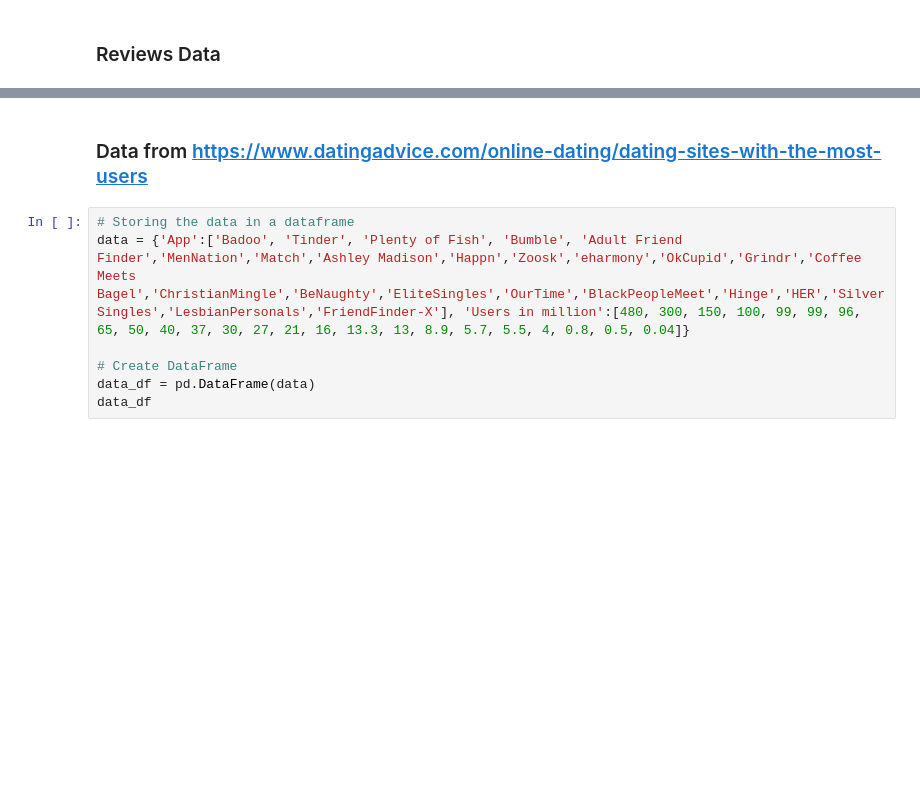
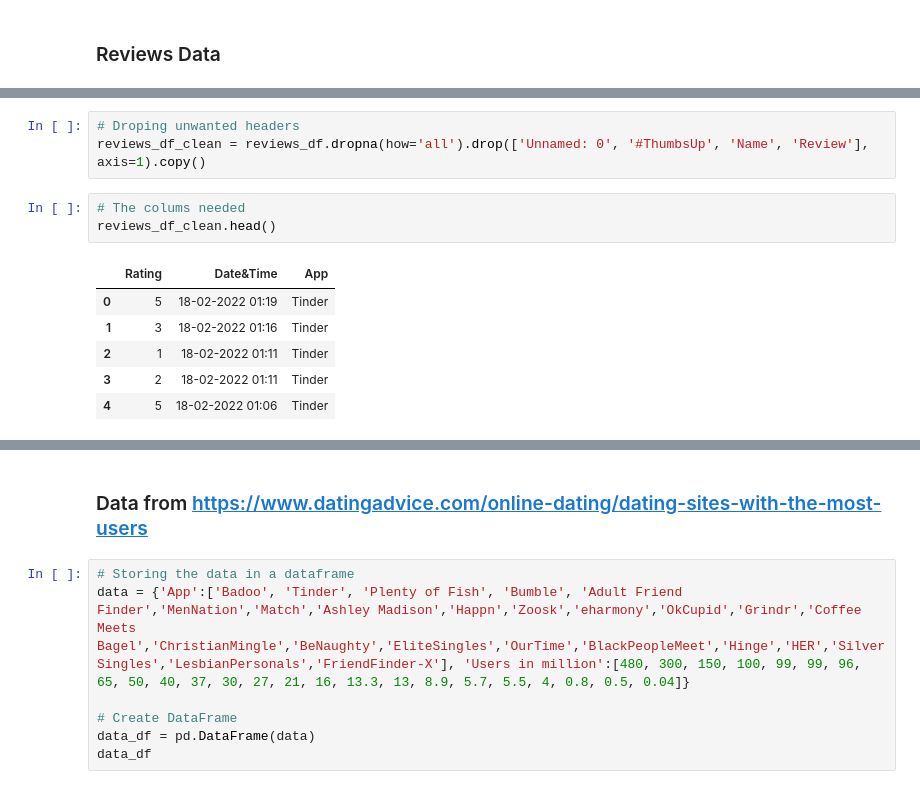
Before and after one commit to rita-s/love-finder, a Jupyter notebook: love_finder.ipynb, the cells around one changed output, grey strips where cells are left out. Cells and saved outputs as stored; diff of their text form; blank space fills up the shorter version.

```diff
--- a/love_finder.ipynb
+++ b/love_finder.ipynb
@@ -157,0 +176,13 @@ renaming_df.tail()
+# %%
+# Droping unwanted headers
+reviews_df_clean = reviews_df.dropna(how='all').drop(['Unnamed: 0', '#ThumbsUp', 'Name', 'Review'], axis=1).copy()
+# %%
+# The colums needed
+reviews_df_clean.head()
+# %% [output]
+|  | Rating | Date&Time | App |
+| 0 | 5 | 18-02-2022 01:19 | Tinder |
+| 1 | 3 | 18-02-2022 01:16 | Tinder |
+| 2 | 1 | 18-02-2022 01:11 | Tinder |
+| 3 | 2 | 18-02-2022 01:11 | Tinder |
+| 4 | 5 | 18-02-2022 01:06 | Tinder |
```
Also changed, not shown: parts of 15 cells of this notebook, 3 other files.
